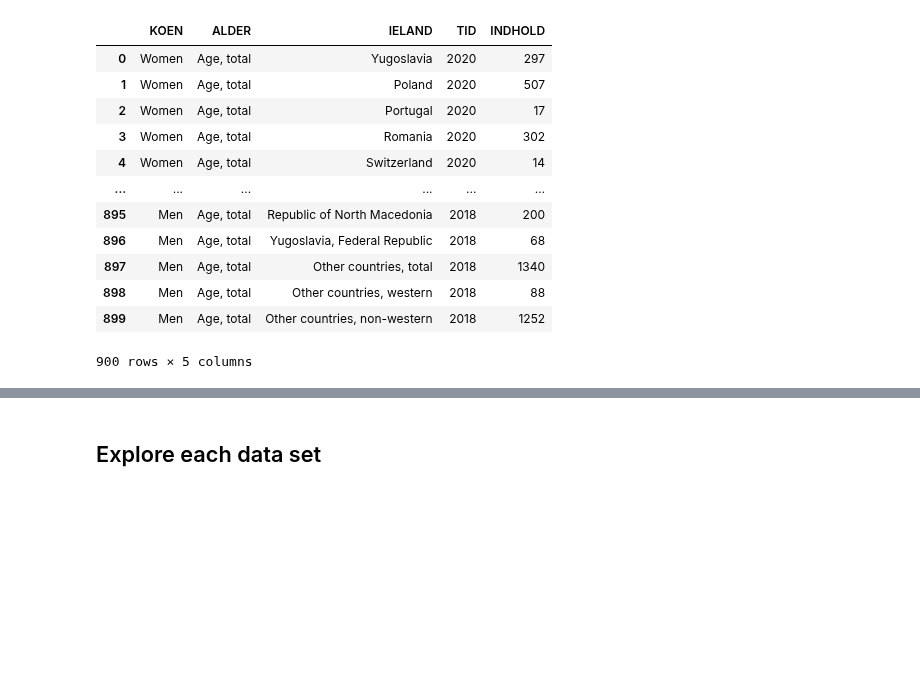
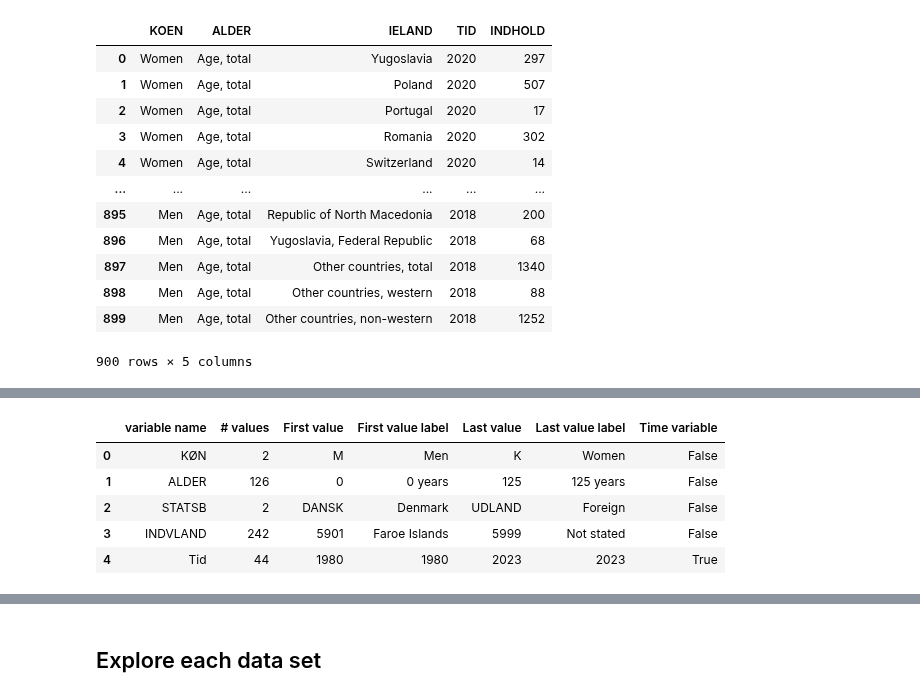
Before and after one commit to NumEconCopenhagen/projects-2024-malik-og-mads, a Jupyter notebook: dataproject/dataproject.ipynb, the cells around one changed output, grey strips where cells are left out. Saved outputs shown, nothing was run; the diff lists cells and outputs as text; code cells hidden in the pictures; blank space fills up the shorter version.

```diff
--- a/dataproject/dataproject.ipynb
+++ b/dataproject/dataproject.ipynb
@@ -200,0 +211,6 @@ plt.show()
+# %%
+indvan = DstApi('INDVAN')
+
+tabsum = indvan.tablesummary(language='en')
+display(tabsum)
+# %% [output]
@@ -200,0 +219,6 @@ plt.show()
+|  | variable name | # values | First value | First value label | Last value | Last value label | Time variable |
+| 0 | KØN | 2 | M | Men | K | Women | False |
+| 1 | ALDER | 126 | 0 | 0 years | 125 | 125 years | False |
+| 2 | STATSB | 2 | DANSK | Denmark | UDLAND | Foreign | False |
+| 3 | INDVLAND | 242 | 5901 | Faroe Islands | 5999 | Not stated | False |
+| 4 | Tid | 44 | 1980 | 1980 | 2023 | 2023 | True |
```
Also changed, not shown: parts of 10 cells of this notebook.
